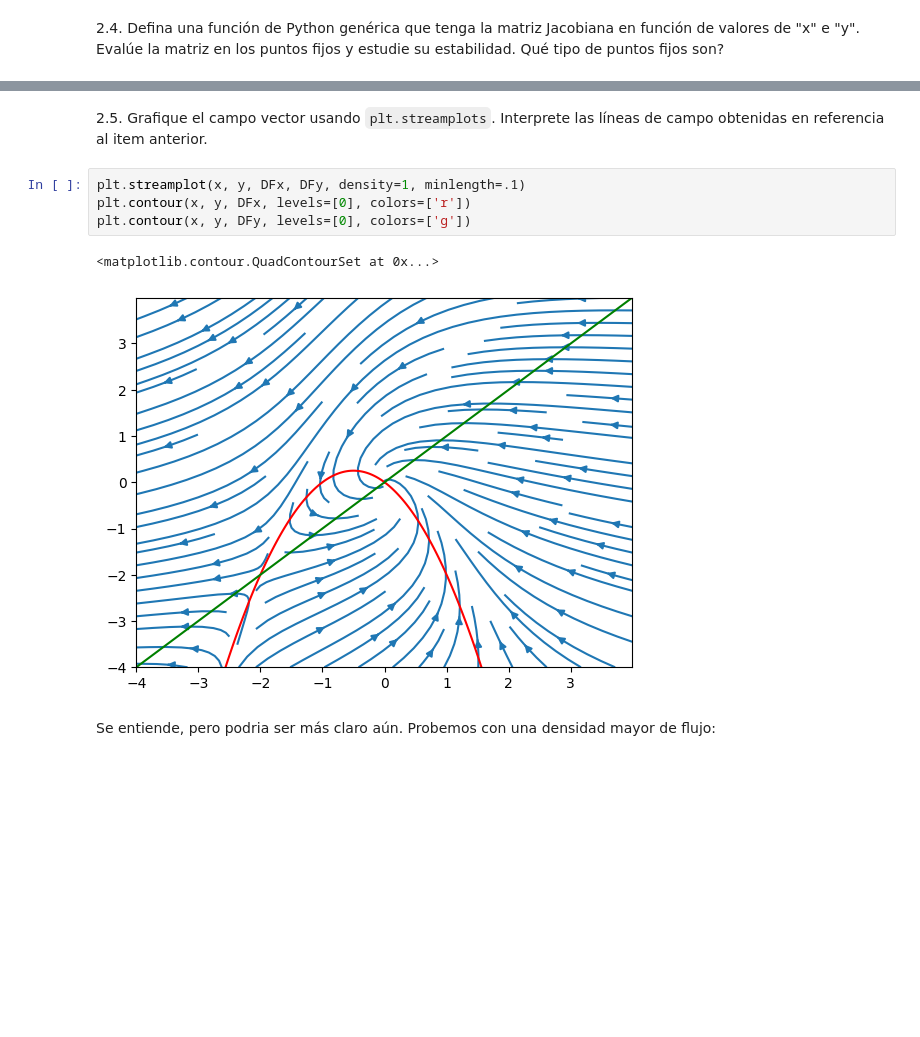
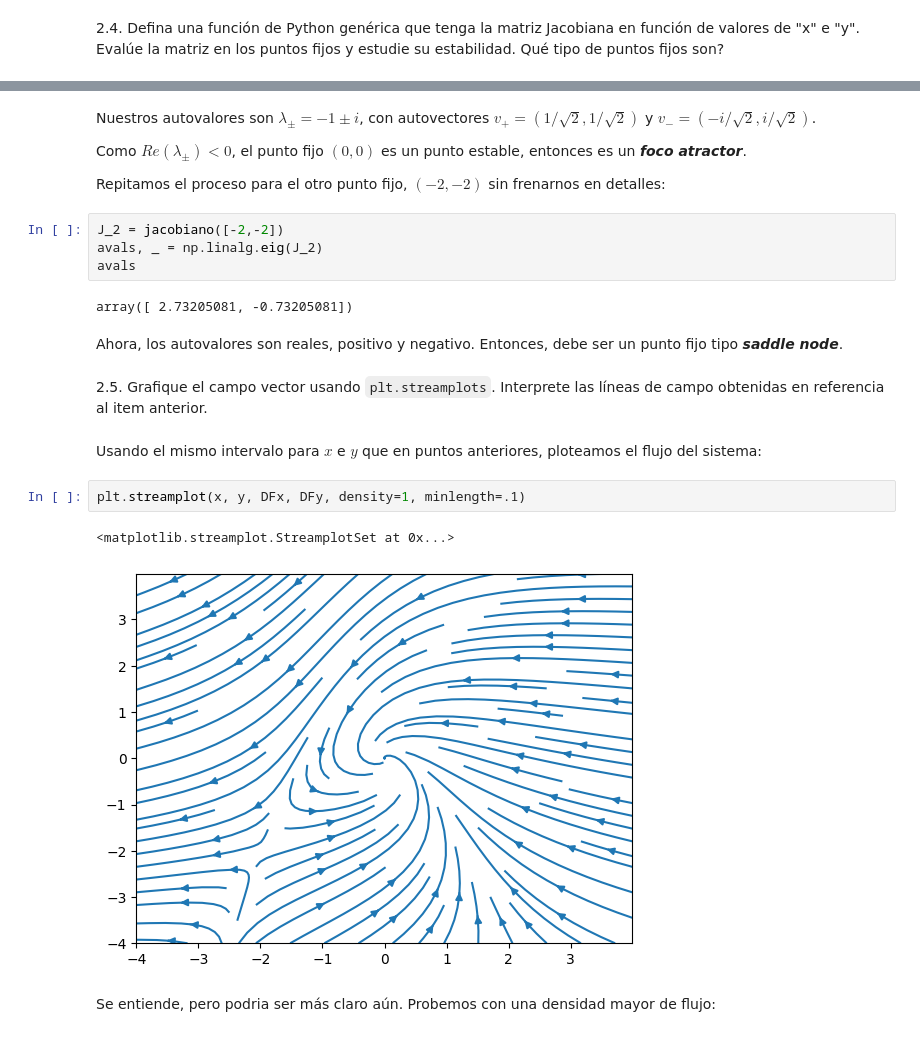
Before and after one commit to lmendezayl/modelado-continuo, a Jupyter notebook: trabajos-practicos/TP1IMC2025_MENDEZ_STANGALINI_DRELEWICZ.ipynb, the cells around one changed output, grey strips where cells are left out. Drawn from its saved outputs; the diff is of its cells as text; blank space fills up the shorter version.

```diff
--- a/trabajos-practicos/TP1IMC2025_MENDEZ_STANGALINI_DRELEWICZ.ipynb
+++ b/trabajos-practicos/TP1IMC2025_MENDEZ_STANGALINI_DRELEWICZ.ipynb
@@ -298,12 +334,26 @@ Como habíamos pensado, los puntos fijos son correctos.
+# %% [markdown]
+Nuestros autovalores son $\lambda_{\pm} = - 1 \pm i$, con autovectores $v_+ = (1/\sqrt{2} , 1/\sqrt{2})$ y $v_- = (-i/\sqrt{2}, i/\sqrt{2})$.
+
+Como $Re(\lambda_{\pm}) < 0$, el punto fijo $(0, 0)$ es un punto estable, entonces es un ***foco atractor***.
+
+Repitamos el proceso para el otro punto fijo, $(-2,-2)$ sin frenarnos en detalles:
+# %%
+J_2 = jacobiano([-2,-2])
+avals, _ = np.linalg.eig(J_2)
+avals
+# %% [output]
+array([ 2.73205081, -0.73205081])
+# %% [markdown]
+Ahora, los autovalores son reales, positivo y negativo. Entonces, debe ser un punto fijo tipo ***saddle node***.
 # %% [markdown]
 
 2.5. Grafique el campo vector usando `plt.streamplots`. Interprete las líneas de campo obtenidas en referencia al item anterior.
+# %% [markdown]
+Usando el mismo intervalo para $x$ e $y$ que en puntos anteriores, ploteamos el flujo del sistema:
 # %%
 plt.streamplot(x, y, DFx, DFy, density=1, minlength=.1)
-plt.contour(x, y, DFx, levels=[0], colors=['r'])
-plt.contour(x, y, DFy, levels=[0], colors=['g'])
 # %% [output]
-<matplotlib.contour.QuadContourSet at 0x...>
+<matplotlib.streamplot.StreamplotSet at 0x...>
-[figure, old version]
+[figure, new version]
 # %% [markdown]
 Se entiende, pero podria ser más claro aún. Probemos con una densidad mayor de flujo:
```
Also changed, not shown: parts of 18 cells of this notebook.
